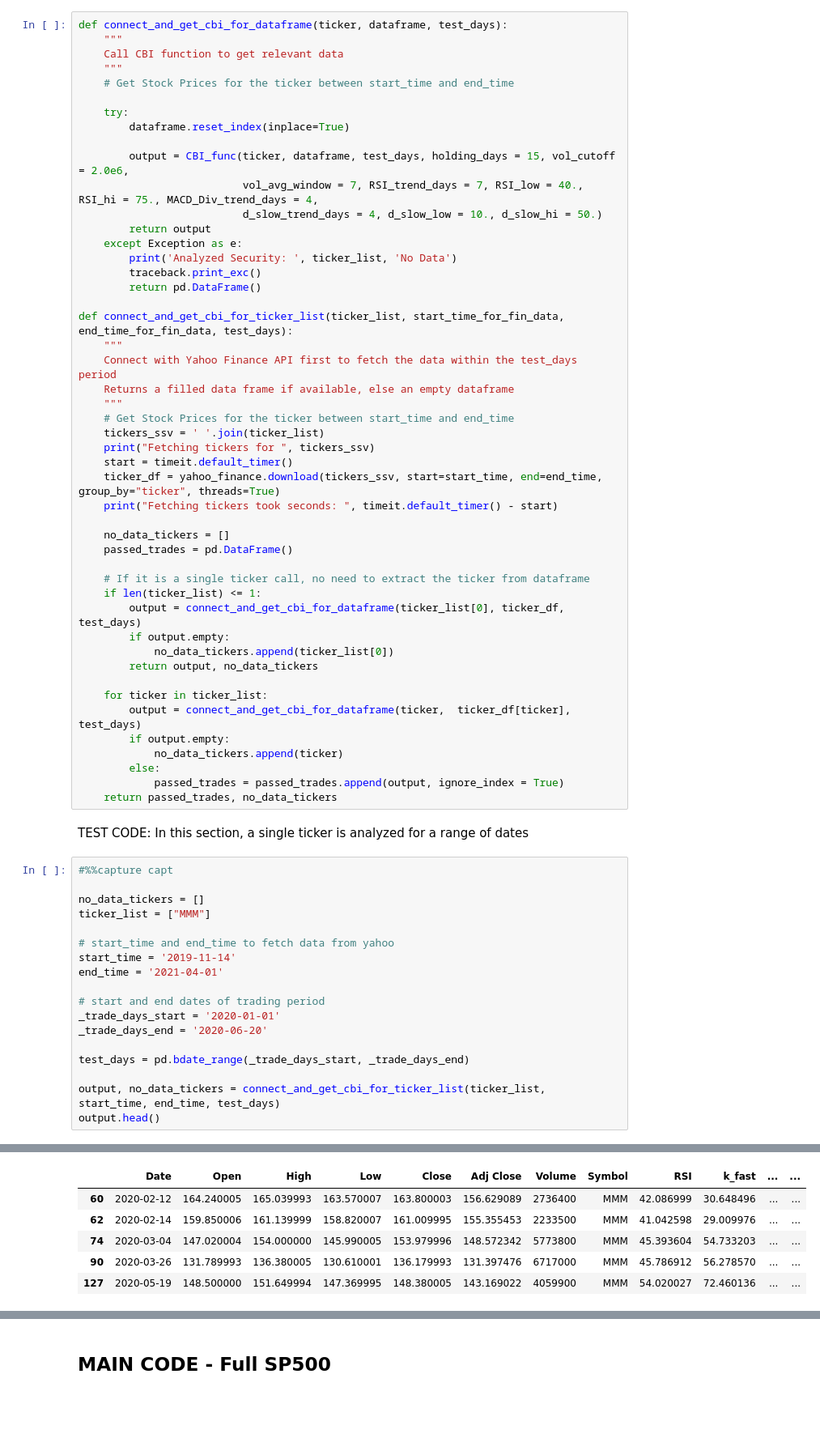
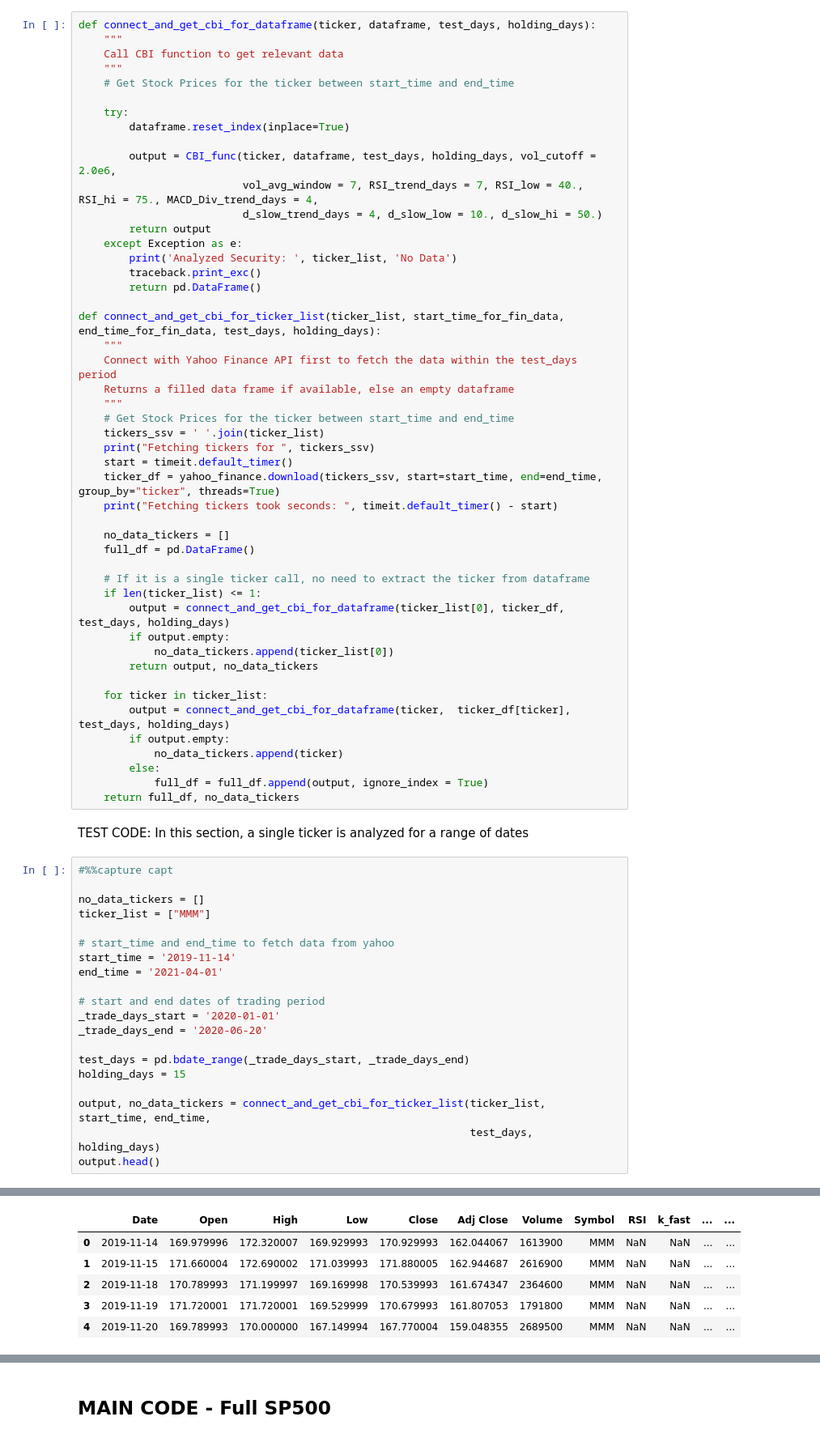
Before and after one commit to arjygh/stocksandoptions, a Jupyter notebook: stonks.ipynb, the cells around one changed output, grey strips where cells are left out. Shown at 81% size. Cells and saved outputs as stored; diff of their text form; blank space fills up the shorter version.

```diff
--- a/stonks.ipynb
+++ b/stonks.ipynb
@@ -277,7 +220,7 @@ def CBI_func(ticker, ticker_df, test_days, holding_days, vol_cutoff, vol_avg_win
 # %% [markdown]
 ## Main Code - Testing for 1 Ticker
 # %%
-def connect_and_get_cbi_for_dataframe(ticker, dataframe, test_days):
+def connect_and_get_cbi_for_dataframe(ticker, dataframe, test_days, holding_days):
     """
     Call CBI function to get relevant data
     """
@@ -286,7 +229,7 @@ def connect_and_get_cbi_for_dataframe(ticker, dataframe, test_days):
     try:
         dataframe.reset_index(inplace=True)
 
-        output = CBI_func(ticker, dataframe, test_days, holding_days = 15, vol_cutoff = 2.0e6,
+        output = CBI_func(ticker, dataframe, test_days, holding_days, vol_cutoff = 2.0e6,
                           vol_avg_window = 7, RSI_trend_days = 7, RSI_low = 40., RSI_hi = 75., MACD_Div_trend_days = 4,
                           d_slow_trend_days = 4, d_slow_low = 10., d_slow_hi = 50.)
         return output
@@ -295,7 +238,7 @@ def connect_and_get_cbi_for_dataframe(ticker, dataframe, test_days):
         traceback.print_exc()
         return pd.DataFrame()
 
-def connect_and_get_cbi_for_ticker_list(ticker_list, start_time_for_fin_data, end_time_for_fin_data, test_days):
+def connect_and_get_cbi_for_ticker_list(ticker_list, start_time_for_fin_data, end_time_for_fin_data, test_days, holding_days):
     """
     Connect with Yahoo Finance API first to fetch the data within the test_days period
     Returns a filled data frame if available, else an empty dataframe
@@ -308,22 +251,22 @@ def connect_and_get_cbi_for_ticker_list(ticker_list, start_time_for_fin_data, en
     print("Fetching tickers took seconds: ", timeit.default_timer() - start)
 
     no_data_tickers = []
-    passed_trades = pd.DataFrame()
+    full_df = pd.DataFrame()
 
     # If it is a single ticker call, no need to extract the ticker from dataframe
     if len(ticker_list) <= 1:
-        output = connect_and_get_cbi_for_dataframe(ticker_list[0], ticker_df, test_days)
+        output = connect_and_get_cbi_for_dataframe(ticker_list[0], ticker_df, test_days, holding_days)
         if output.empty:
             no_data_tickers.append(ticker_list[0])
         return output, no_data_tickers
 
     for ticker in ticker_list:
-        output = connect_and_get_cbi_for_dataframe(ticker,  ticker_df[ticker], test_days)
+        output = connect_and_get_cbi_for_dataframe(ticker,  ticker_df[ticker], test_days, holding_days)
         if output.empty:
             no_data_tickers.append(ticker)
         else:
-            passed_trades = passed_trades.append(output, ignore_index = True)
-    return passed_trades, no_data_tickers
+            full_df = full_df.append(output, ignore_index = True)
+    return full_df, no_data_tickers
 # %% [markdown]
 TEST CODE: In this section, a single ticker is analyzed for a range of dates
 # %%
@@ -341,8 +284,10 @@ _trade_days_start = '2020-01-01'
 _trade_days_end = '2020-06-20'
 
 test_days = pd.bdate_range(_trade_days_start, _trade_days_end)
+holding_days = 15
 
-output, no_data_tickers = connect_and_get_cbi_for_ticker_list(ticker_list, start_time, end_time, test_days)
+output, no_data_tickers = connect_and_get_cbi_for_ticker_list(ticker_list, start_time, end_time,
+                                                              test_days, holding_days)
 output.head()
 # %% [output]
 Fetching tickers for  MMM
@@ -351,9 +296,9 @@ Fetching tickers took seconds:  0.32559948100060865
 |  | Date | Open | High | Low | Close | Adj Close | Volume | Symbol | RSI | k_fast | ... | ... |
-| 60 | 2020-02-12 | 164.240005 | 165.039993 | 163.570007 | 163.800003 | 156.629089 | 2736400 | MMM | 42.086999 | 30.648496 | ... | ... |
-| 62 | 2020-02-14 | 159.850006 | 161.139999 | 158.820007 | 161.009995 | 155.355453 | 2233500 | MMM | 41.042598 | 29.009976 | ... | ... |
-| 74 | 2020-03-04 | 147.020004 | 154.000000 | 145.990005 | 153.979996 | 148.572342 | 5773800 | MMM | 45.393604 | 54.733203 | ... | ... |
-| 90 | 2020-03-26 | 131.789993 | 136.380005 | 130.610001 | 136.179993 | 131.397476 | 6717000 | MMM | 45.786912 | 56.278570 | ... | ... |
-| 127 | 2020-05-19 | 148.500000 | 151.649994 | 147.369995 | 148.380005 | 143.169022 | 4059900 | MMM | 54.020027 | 72.460136 | ... | ... |
+| 0 | 2019-11-14 | 169.979996 | 172.320007 | 169.929993 | 170.929993 | 162.044067 | 1613900 | MMM | NaN | NaN | ... | ... |
+| 1 | 2019-11-15 | 171.660004 | 172.690002 | 171.039993 | 171.880005 | 162.944687 | 2616900 | MMM | NaN | NaN | ... | ... |
+| 2 | 2019-11-18 | 170.789993 | 171.199997 | 169.169998 | 170.539993 | 161.674347 | 2364600 | MMM | NaN | NaN | ... | ... |
+| 3 | 2019-11-19 | 171.720001 | 171.720001 | 169.529999 | 170.679993 | 161.807053 | 1791800 | MMM | NaN | NaN | ... | ... |
+| 4 | 2019-11-20 | 169.789993 | 170.000000 | 167.149994 | 167.770004 | 159.048355 | 2689500 | MMM | NaN | NaN | ... | ... |
 5 rows × 27 columns
 # %% [markdown]
 ## MAIN CODE - Full SP500
```
Also changed, not shown: parts of 10 cells of this notebook, 10 other files.
